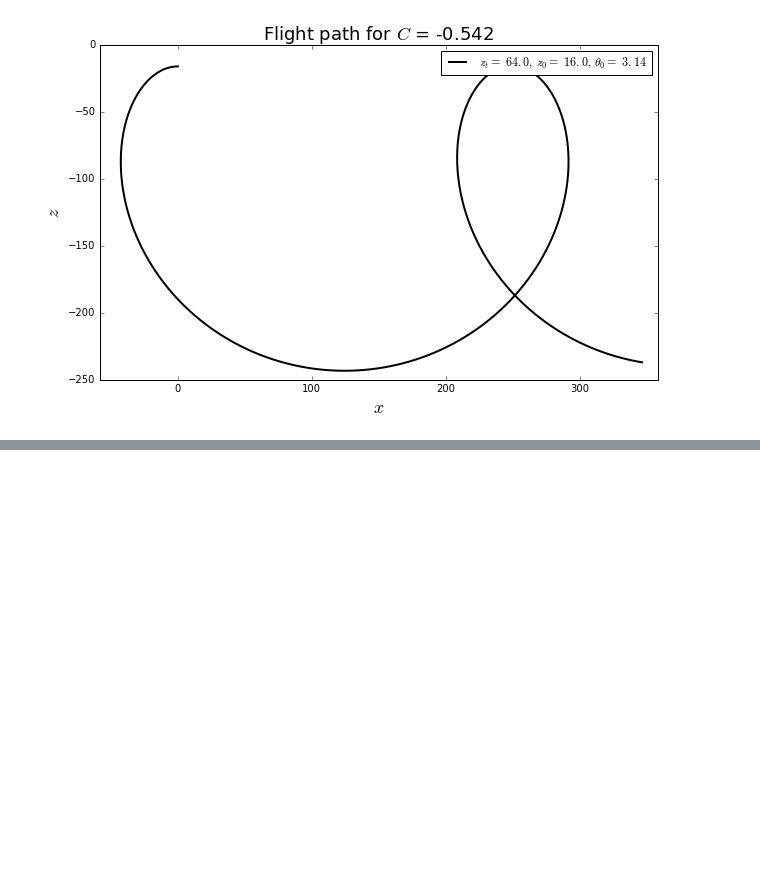
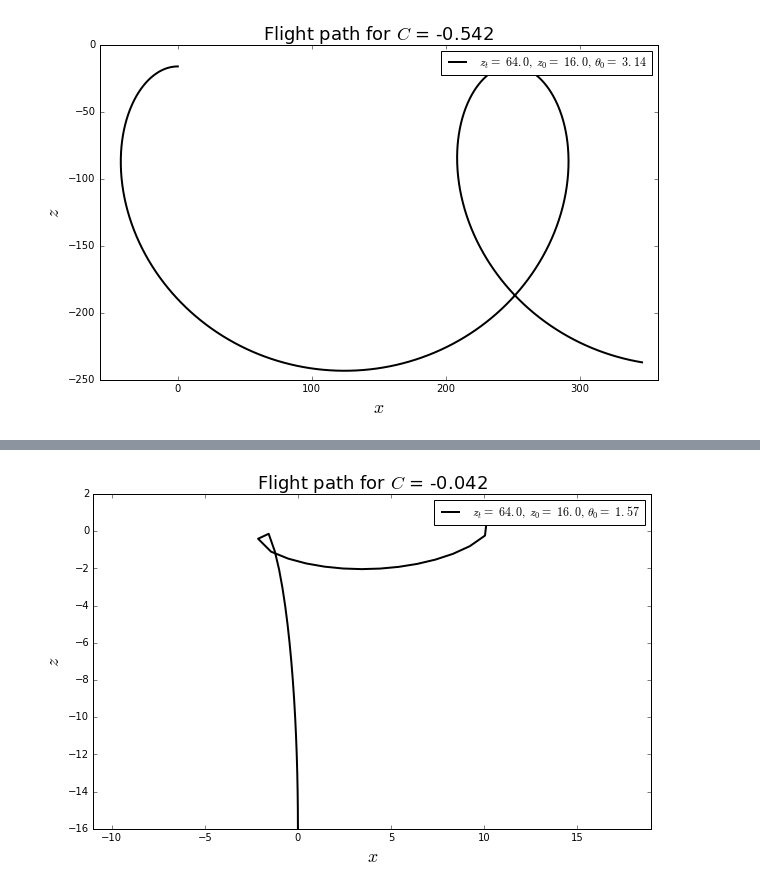
Before and after one commit to yueyang1992/MAE6286, a Jupyter notebook: sep6.ipynb, the cells around one changed output, grey strips where cells are left out. Saved outputs shown, nothing was run; the diff lists cells and outputs as text; code cells hidden in the pictures; blank space fills up the shorter version.

```diff
--- a/sep6.ipynb
+++ b/sep6.ipynb
@@ -51,0 +60,4 @@ plot_flight_path(64,16,numpy.pi)
+# %%
+plot_flight_path(64,16,numpy.pi/2)
+# %% [output]
+[figure, added]
```
Also changed, not shown: parts of 2 cells of this notebook.
